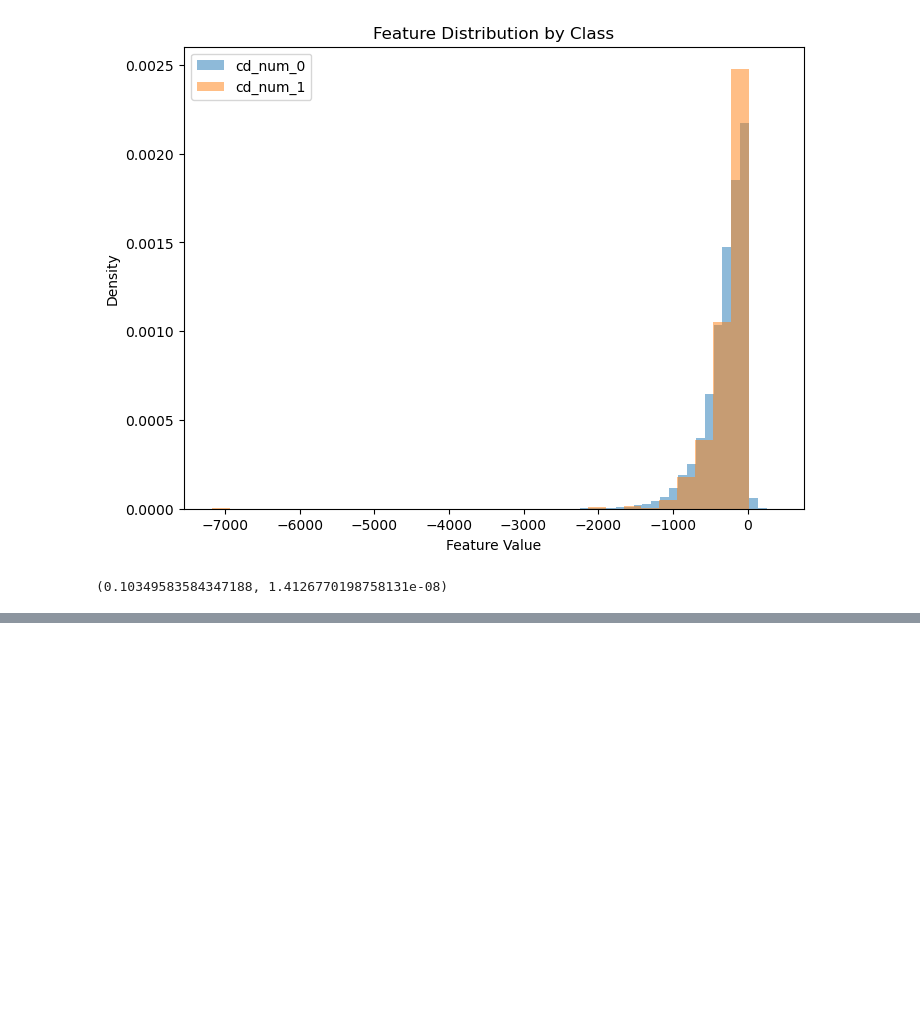
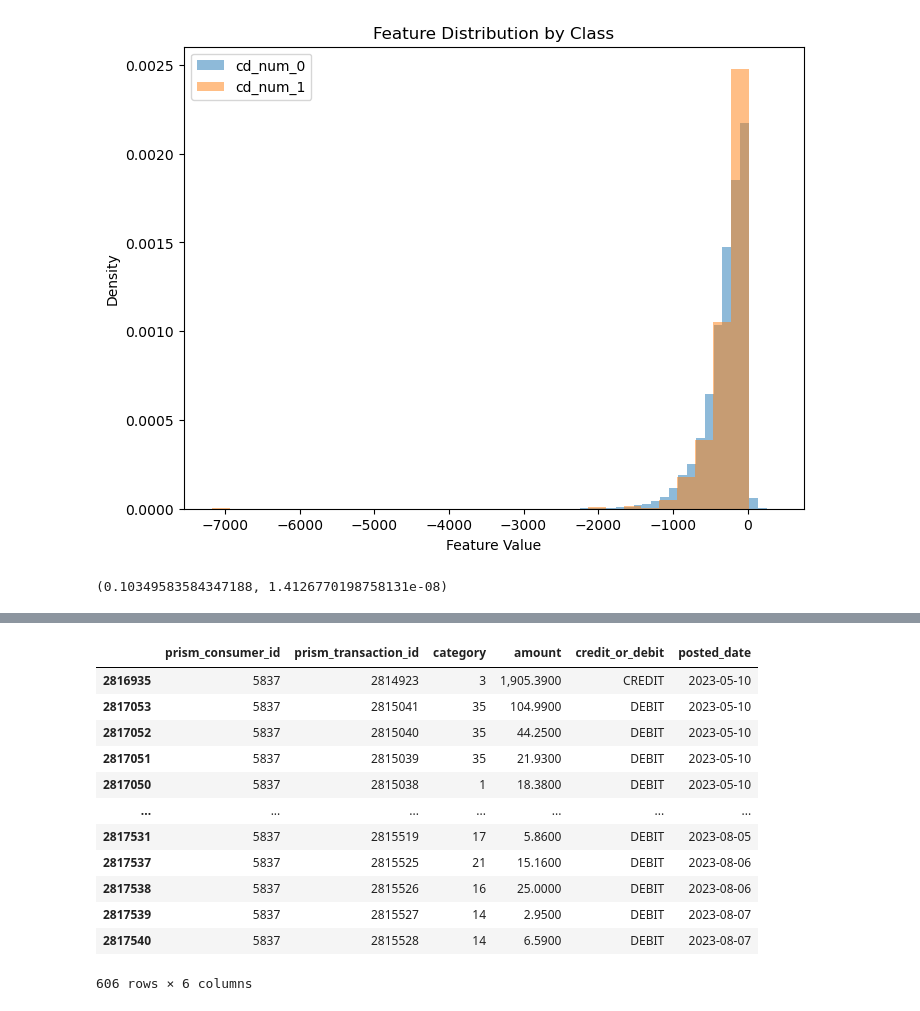
Before and after one commit to danielrmathew/prism-data-credit, a Jupyter notebook: src/notebooks/aman_q2.ipynb, the cells around one changed output, grey strips where cells are left out. Drawn from its saved outputs; the diff is of its cells as text; code cells hidden in the pictures; blank space fills up the shorter version.

```diff
--- a/src/notebooks/aman_q2.ipynb
+++ b/src/notebooks/aman_q2.ipynb
@@ -281,0 +364,16 @@ p value = 1.4126770198758131e-08
+# %%
+    trxnDF[trxnDF.prism_consumer_id == '5837'].sort_values(by='posted_date')
+# %% [output]
+|  | prism_consumer_id | prism_transaction_id | category | amount | credit_or_debit | posted_date |
+| 2816935 | 5837 | 2814923 | 3 | 1,905.3900 | CREDIT | 2023-05-10 |
+| 2817053 | 5837 | 2815041 | 35 | 104.9900 | DEBIT | 2023-05-10 |
+| 2817052 | 5837 | 2815040 | 35 | 44.2500 | DEBIT | 2023-05-10 |
+| 2817051 | 5837 | 2815039 | 35 | 21.9300 | DEBIT | 2023-05-10 |
+| 2817050 | 5837 | 2815038 | 1 | 18.3800 | DEBIT | 2023-05-10 |
+| ... | ... | ... | ... | ... | ... | ... |
+| 2817531 | 5837 | 2815519 | 17 | 5.8600 | DEBIT | 2023-08-05 |
+| 2817537 | 5837 | 2815525 | 21 | 15.1600 | DEBIT | 2023-08-06 |
+| 2817538 | 5837 | 2815526 | 16 | 25.0000 | DEBIT | 2023-08-06 |
+| 2817539 | 5837 | 2815527 | 14 | 2.9500 | DEBIT | 2023-08-07 |
+| 2817540 | 5837 | 2815528 | 14 | 6.5900 | DEBIT | 2023-08-07 |
+606 rows × 6 columns
```
Also changed, not shown: parts of 15 cells of this notebook.
